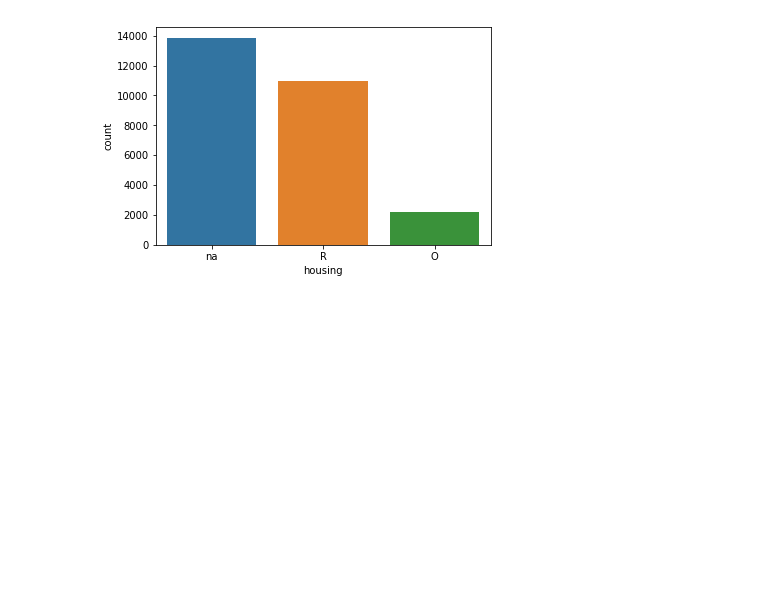
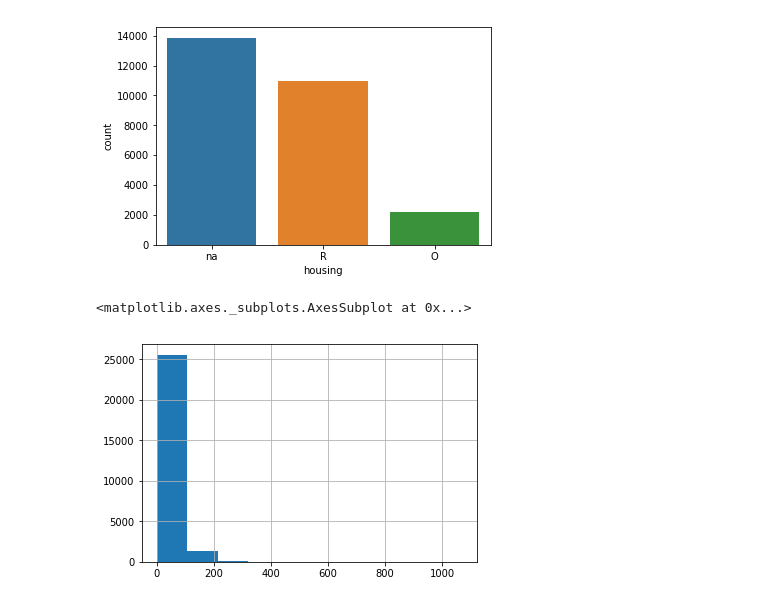
Before and after one commit to innovator-arjun/Minimizing-Churn-Rate--Financial-Habits, a Jupyter notebook: Minimizing Churn Rate.ipynb, the cells around one changed output. Saved outputs shown, nothing was run; the diff lists cells and outputs as text; code cells hidden in the pictures; blank space fills up the shorter version.

```diff
--- a/Minimizing Churn Rate.ipynb
+++ b/Minimizing Churn Rate.ipynb
@@ -92,3 +92,8 @@ sns.countplot(x='housing', data=data_machine_churn)
 # %% [output]
 <matplotlib.axes._subplots.AxesSubplot at 0x...>
 [figure]
+# %%
+data_machine_churn.purchases_partners.hist()
+# %% [output]
+<matplotlib.axes._subplots.AxesSubplot at 0x...>
+[figure, added]
```
Also changed, not shown: parts of 2 cells of this notebook.
